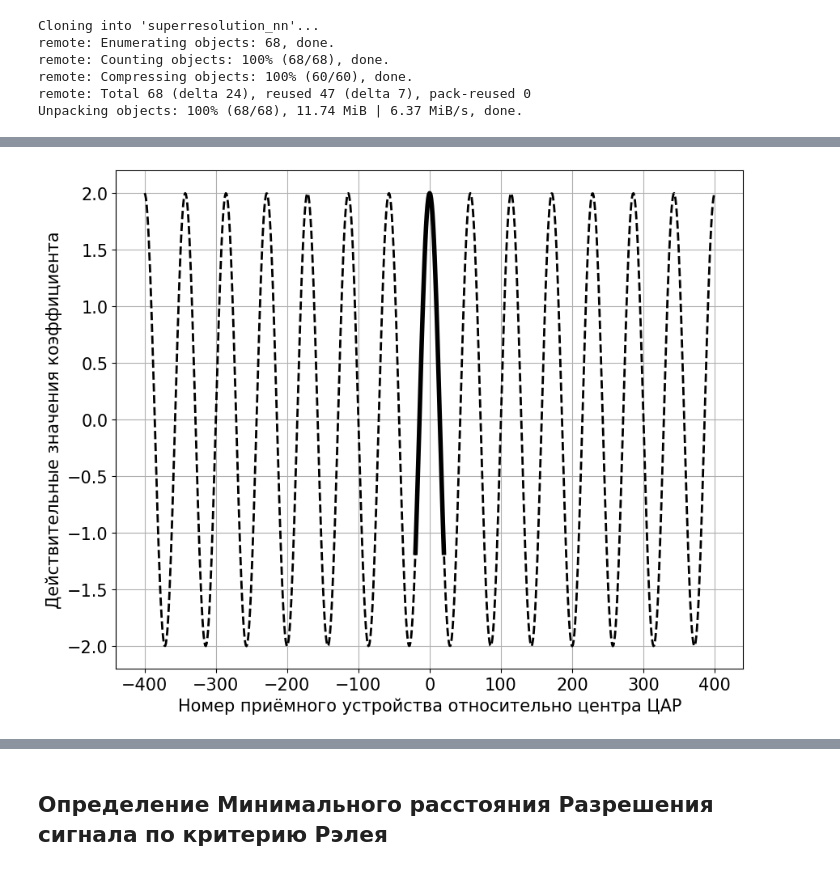
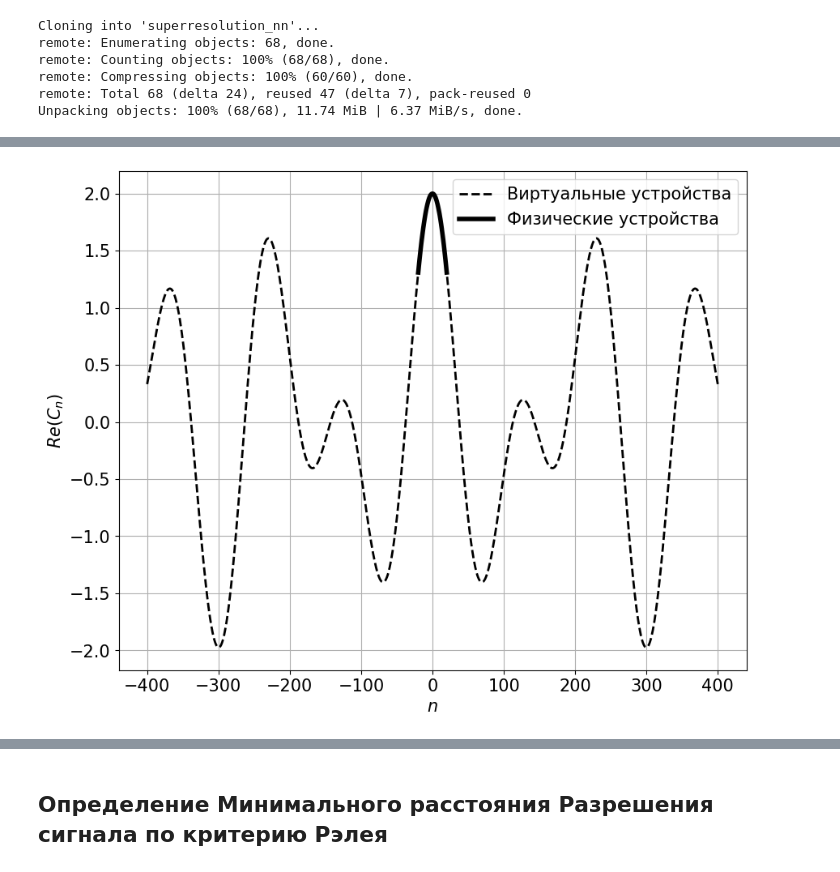
Before and after one commit to qwerty29544/superresolution_nn, a Jupyter notebook: ipynb/superresolution_gpu.ipynb, the cells around one changed output, grey strips where cells are left out. Drawn from its saved outputs; the diff is of its cells as text; code cells hidden in the pictures.

```diff
--- a/ipynb/superresolution_gpu.ipynb
+++ b/ipynb/superresolution_gpu.ipynb
@@ -62,5 +152,5 @@ k = 2 * np.pi       # Волновое число
 d = 0.7             # Расстояние между излучателями
 
 alpha = np.linspace(-0.06, 0.06, 2000)  # Угловое разрешение области
-targets = [-0.025, 0.025]              # Положения целей
+targets = [-0.007, 0.012]              # Положения целей
 amplitude = [300, 300]
@@ -85,16 +170,24 @@ U_real = U_compute(alpha, Cn_real, k, d)
 # Как должно быть по факту
 U_virtual = U_compute(alpha, Cn_virtual, k, d)
 # %%
+"""
+Действительные значения коэффициентов $C_n$ принятого сигнала на приемном устройстве $n$;
+ось абсцисс $n$ - номер приёмного устройства ЦАР относительно центра;
+ось ординат $Re(C_n)$ - действительные значения коэффициентов принятого сигнала на $n$-том элементе;
+толстая сплошная линия обозначает значения коэффициентов $C_n$ моделируемой ЦАР, измеренные с реальных физических устройств;
+тонкая штриховая линия обозначает значения коэффициентов $C_n$ виртуальной ЦАР, моделируемые той же функцией.
+"""
+
 plt.figure(figsize = (10, 8), dpi = 100)
-plt.plot(n_virtual, np.real(Cn_virtual), label = "Виртуальная система, желаемые значения",
+plt.plot(n_virtual, np.real(Cn_virtual), label = "Виртуальные устройства",
          c = "#000000", linestyle = "--",linewidth = 2)
-plt.plot(n_real, np.real(Cn_real), label = "Физическая система, реальные значения",
+plt.plot(n_real, np.real(Cn_real), label = "Физические устройства",
          c = "#000000", linestyle = "-",linewidth = 4)
-#plt.legend()
+plt.legend()
 plt.grid()
-plt.xlabel("Номер приёмного устройства относительно центра ЦАР")
-plt.ylabel("Действительные значения коэффициента")
-plt.savefig("../rmarkdown_report/Begin_virtual.png")
+plt.xlabel(r'$n$')
+plt.ylabel(r'$Re(C_n)$')
+plt.savefig("../rmarkdown_report/Begin_virtual_bw.png")
 # %% [output]
-[figure, old version]
+[figure, new version]
 # %%
```
Also changed, not shown: parts of 28 cells of this notebook, 31 other files.
